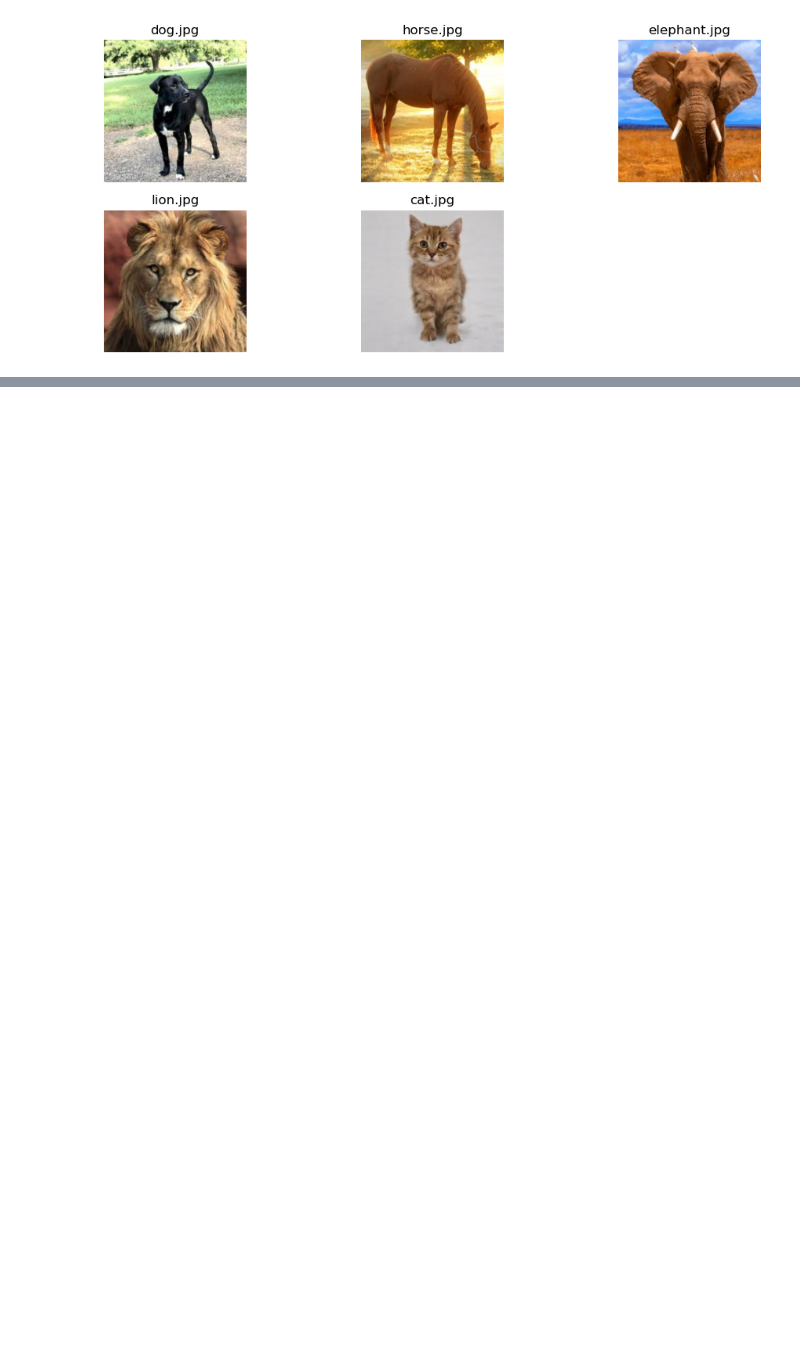
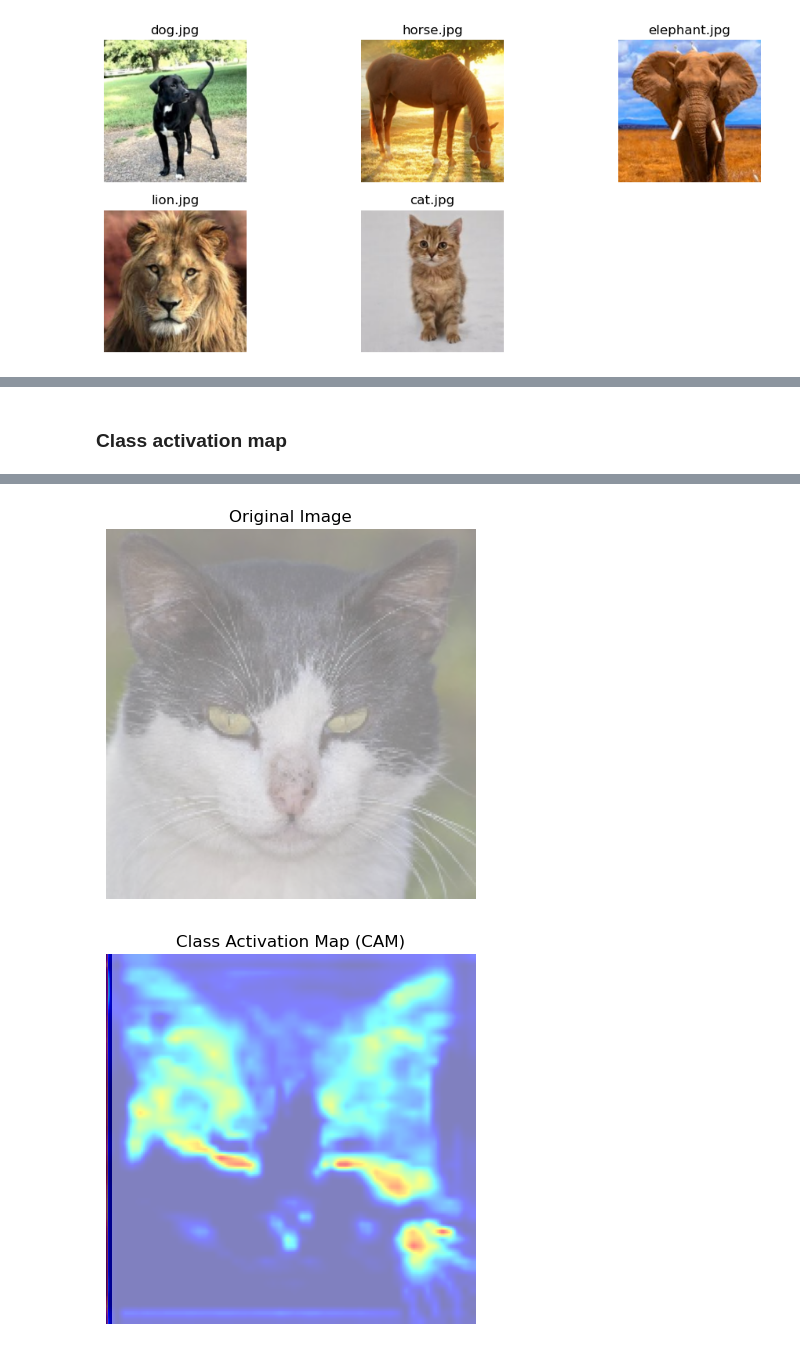
Before and after one commit to himanshuchrist/DL, a Jupyter notebook: Lab5_2348520.ipynb, the cells around one changed output, grey strips where cells are left out. Cells and saved outputs as stored; diff of their text form; code cells hidden in the pictures; blank space fills up the shorter version.

```diff
--- a/Lab5_2348520.ipynb
+++ b/Lab5_2348520.ipynb
@@ -229,0 +319,72 @@ dict1={0:'cat',1:'dog',2:'elephant',3:'horse',4:'lion'}
+# %% [markdown]
+### Class activation map
+# %%
+from keras.models import Model
+cam_model = Model(inputs=model.get_layer('conv2d').input, outputs=model.get_layer('conv2d_2').output)
+number=random.randint(0,X_test.shape[0])
+image=np.expand_dims(X_test[number], axis=0)
+preds = model.predict(image)
+score = tf.nn.softmax(preds[0])
+print(
+    "This image most likely belongs to {} "
+    .format(class_names[np.argmax(score)]))
+last_conv_layer_output = cam_model.predict(image)
+predicted_class = np.argmax(preds)
+# Compute the gradient of the predicted class with respect to the output feature map
+# In this case, assuming you want to compute CAM for the predicted class
+gradient_model = Model(inputs=model.get_layer('conv2d').input,
+                       outputs=model.get_layer('conv2d_2').output)  # Output of the last convolutional layer
+with tf.GradientTape() as tape:
+    output = gradient_model(image)
+    loss = output[:, predicted_class]
+
+grads = tape.gradient(loss, output)
+pooled_grads = np.mean(grads, axis=(0, 1, 2))
+
+# Multiply each channel in the feature map array by "how important this channel is" (gradient)
+for i in range(last_conv_layer_output.shape[-1]):
+    last_conv_layer_output[:, :, :, i] *= pooled_grads[i]
+
+# Compute the heatmap by averaging across the channels
+heatmap = np.mean(last_conv_layer_output, axis=-1)
+
+# Normalize the heatmap
+heatmap = np.maximum(heatmap, 0)  # ReLU-like activation
+heatmap /= np.max(heatmap)  # Normalize to [0, 1]
+
+# Resize heatmap to match the original image size
+heatmap = cv2.resize(heatmap[0], (image.shape[2], image.shape[1]))
+
+# Convert heatmap to RGB
+heatmap = np.uint8(255 * heatmap)
+
+# Apply heatmap as an overlay
+heatmap = cv2.applyColorMap(heatmap, cv2.COLORMAP_JET)
+
+# Merge heatmap with the original image
+superimposed_img = heatmap * 0.4 + image[0]
+
+# # Display the original image
+# plt.imshow(np.array(cv2.cvtColor(image[0],cv2.COLOR_BGR2RGB)))
+# plt.axis('off')
+# plt.title('Original Image')
+# plt.show()
+
+# # Display the heatmap overlayed on the original image
+# plt.imshow(superimposed_img)
+# plt.axis('off')
+# plt.title('Class Activation Map (CAM)')
+# plt.show()
+# Show the original image
+plt.imshow(np.array(cv2.cvtColor(image[0],cv2.COLOR_BGR2RGB)),alpha=0.5)
+plt.axis('off')
+plt.title('Original Image')
+plt.show()
+
+# Show the heatmap overlayed on the original image
+plt.imshow(heatmap[0], cmap='jet',alpha=1)
+plt.imshow(np.array(cv2.cvtColor(heatmap,cv2.COLOR_BGR2RGB)),alpha=0.5)
+plt.axis('off')
+plt.title('Class Activation Map (CAM)')
+plt.show()
+# %% [output]
@@ -229,0 +394,2 @@ dict1={0:'cat',1:'dog',2:'elephant',3:'horse',4:'lion'}
+[figure, added]
+[figure, added]
```
Also changed, not shown: parts of 28 cells of this notebook.
